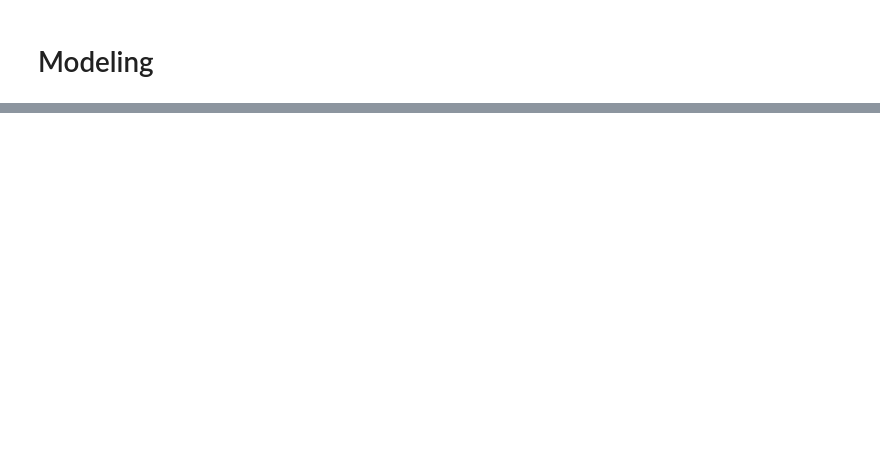
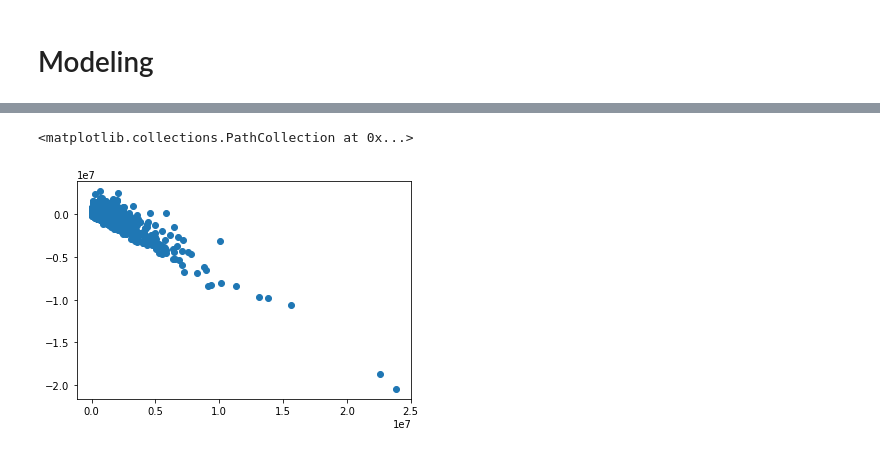
Before and after one commit to RaulCPena/zillow-estimate-home-value, a Jupyter notebook: initial_zillow_project_data.ipynb, the cells around one changed output, grey strips where cells are left out. Drawn from its saved outputs; the diff is of its cells as text; code cells hidden in the pictures; blank space fills up the shorter version.

Commit message:
added residual visuals

```diff
--- a/initial_zillow_project_data.ipynb
+++ b/initial_zillow_project_data.ipynb
@@ -219,0 +237,12 @@ print(train.head(1), test.shape)
+# %%
+# Add Baseline Column
+ols_eval.rename(columns={'home_value': 'actual'}, inplace=True)
+# %%
+# Add Baseline
+ols_eval['baseline_yhat'] = ols_eval['actual'].mean()
+# %%
+# Add OLS predictions columns
+ols_eval['ols_yhat'] = ols_model.predict(X_train)
+# %%
+# Calculate and Add residuals colomns for plotting
+ols_eval['residuals'] = ols_eval.ols_yhat - ols_eval.actual
@@ -219,0 +280,6 @@ print(train.head(1), test.shape)
+# %%
+# create a scatter plot of the residuals and look for patters
+plt.scatter(ols_eval.actual, ols_eval.residuals)
+# %% [output]
+<matplotlib.collections.PathCollection at 0x...>
+[figure, added]
```
Also changed, not shown: parts of 16 cells of this notebook.
